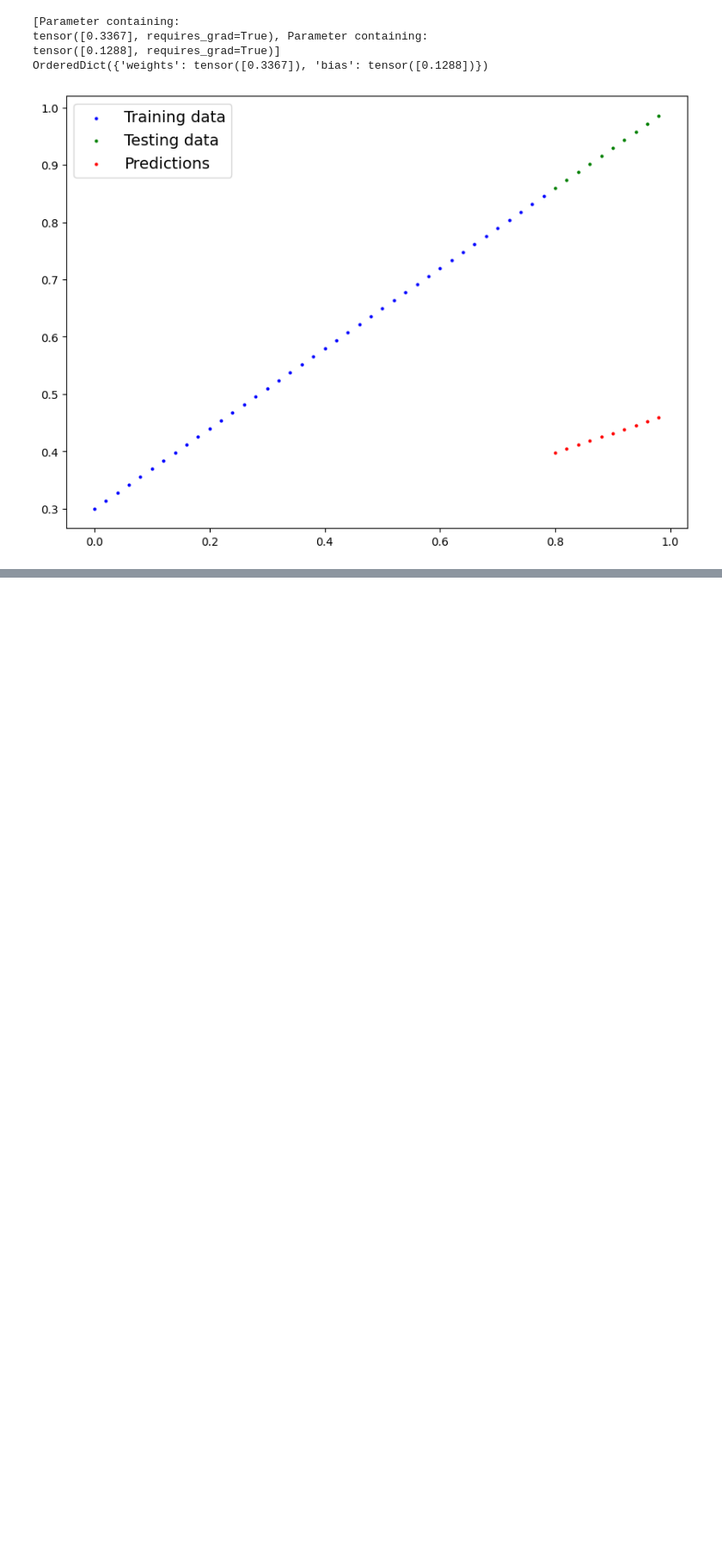
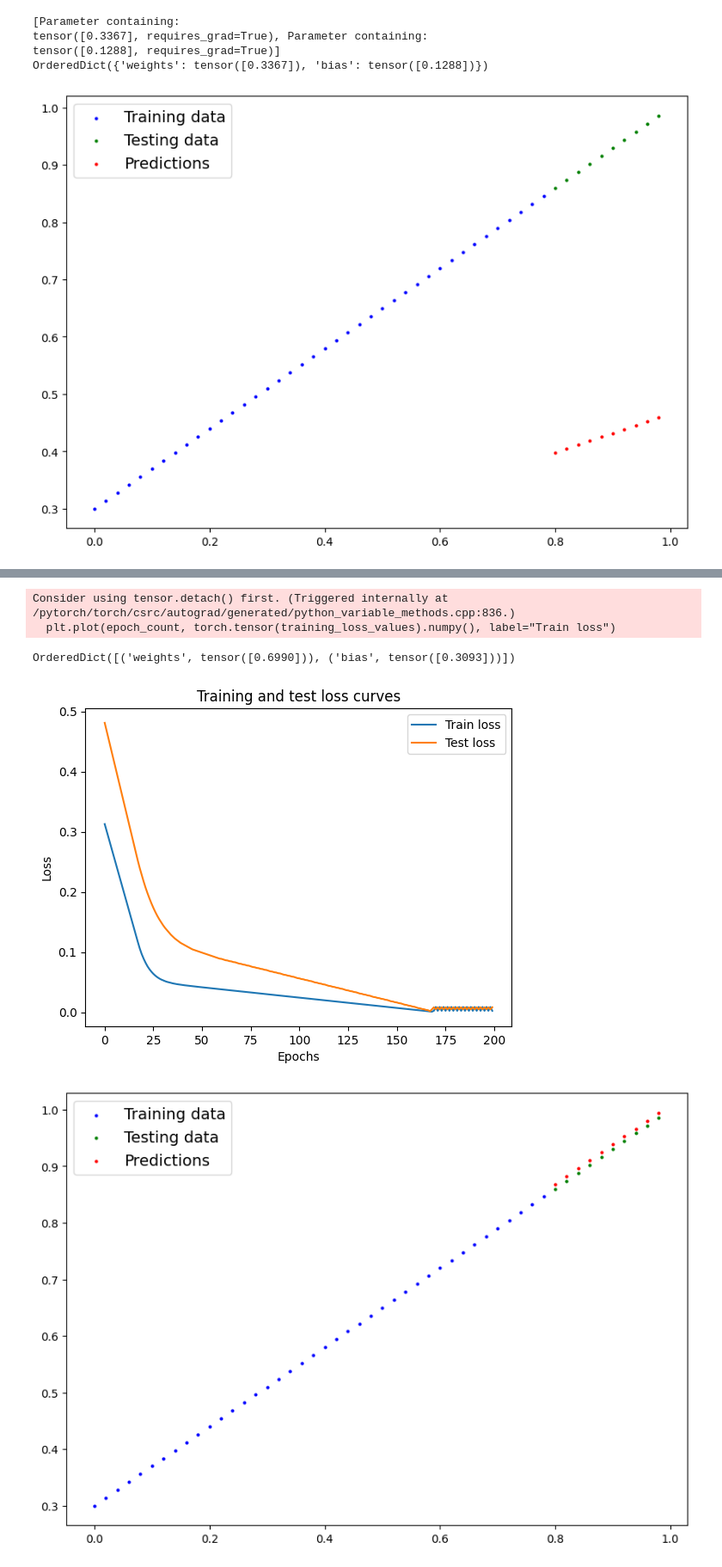
Before and after one commit to lxlyp438/PyTorch_Deep_Learning_course, a Jupyter notebook: 01_pytorch_workflow.ipynb, the cells around one changed output, grey strips where cells are left out. Shown at 86% size. Cells and saved outputs as stored; diff of their text form; code cells hidden in the pictures; blank space fills up the shorter version.

```diff
--- a/01_pytorch_workflow.ipynb
+++ b/01_pytorch_workflow.ipynb
@@ -201,0 +268,23 @@ for epoch in range(epochs):
+# %%
+import numpy as np
+#print(training_loss_values)
+#temp = training_loss_values.numpy()
+
+#epoch_count_arr = np.arange(1, epoch_count+1)
+plt.plot(epoch_count, torch.tensor(training_loss_values).numpy(), label="Train loss")
+plt.plot(epoch_count, test_loss_values, label="Test loss")
+plt.title("Training and test loss curves")
+plt.ylabel("Loss")
+plt.xlabel("Epochs")
+plt.legend();
+
+with torch.inference_mode():
+  y_preds = model_0(X_test)
+plot_predictions(predictions=y_preds)
+model_0.state_dict()
+# %% [output]
+Consider using tensor.detach() first. (Triggered internally at /pytorch/torch/csrc/autograd/generated/python_variable_methods.cpp:836.)
+  plt.plot(epoch_count, torch.tensor(training_loss_values).numpy(), label="Train loss")
+OrderedDict([('weights', tensor([0.6990])), ('bias', tensor([0.3093]))])
+[figure, added]
+[figure, added]
```
Also changed, not shown: parts of 10 cells of this notebook.
